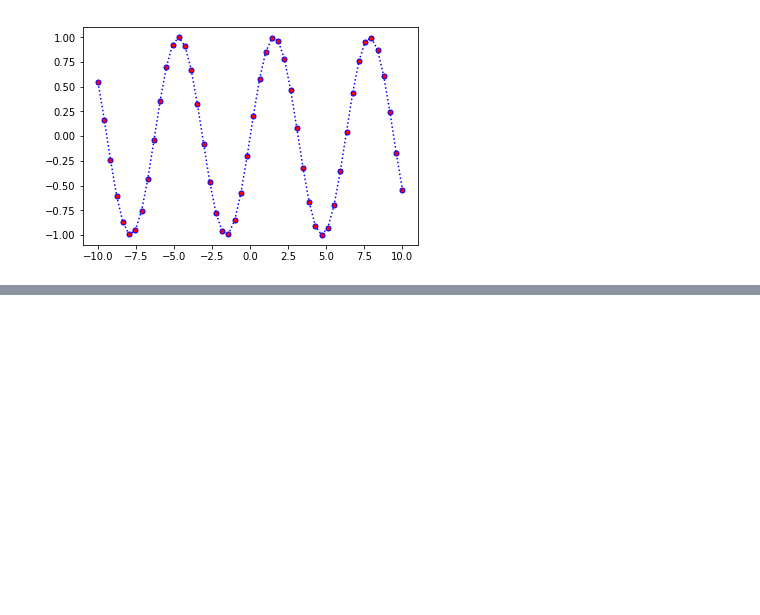
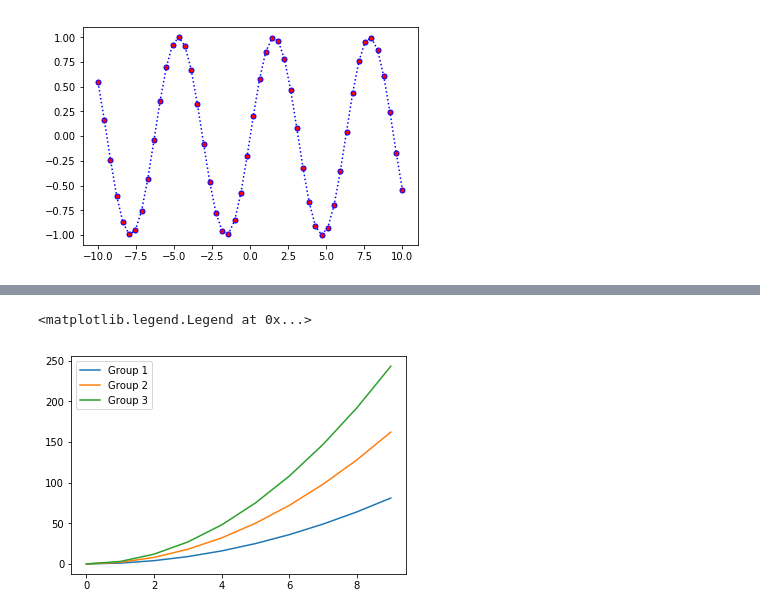
Before and after one commit to stevenGuo1995/learn_python, a Jupyter notebook: 07_可视化库/7.1_Matplotlib/01_概述.ipynb, the cells around one changed output, grey strips where cells are left out. Saved outputs shown, nothing was run; the diff lists cells and outputs as text; code cells hidden in the pictures; blank space fills up the shorter version.

```diff
--- a/07_可视化库/7.1_Matplotlib/01_概述.ipynb
+++ b/07_可视化库/7.1_Matplotlib/01_概述.ipynb
@@ -74,0 +129,10 @@ plt.plot(x, y, color='b', linestyle=':',marker='o',markerfacecolor='r', markersi
+# %%
+x = np.arange(10)
+for i in range(1, 4):
+    plt.plot(x, i*x**2, label='Group %d'%i)
+
+# 图例
+plt.legend()
+# %% [output]
+<matplotlib.legend.Legend at 0x...>
+[figure, added]
```
Also changed, not shown: parts of 3 cells of this notebook, 10 other files.
